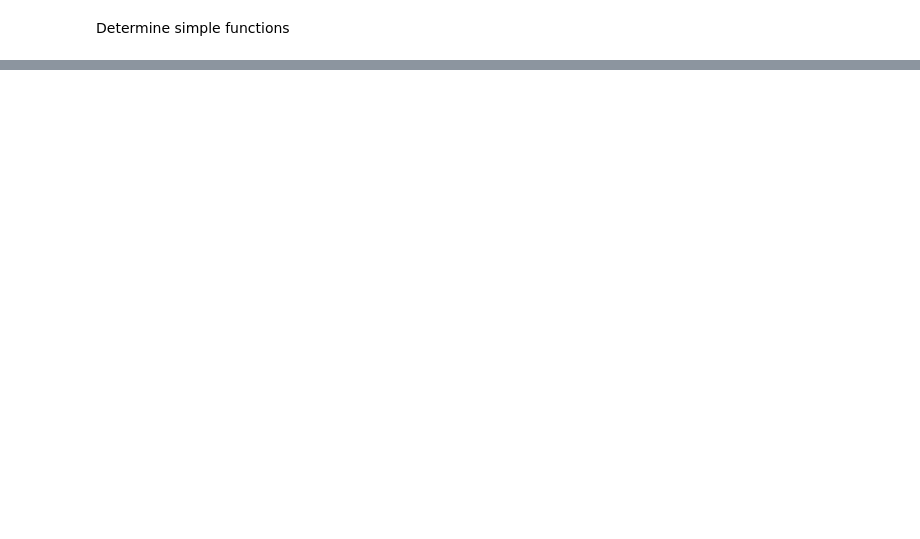
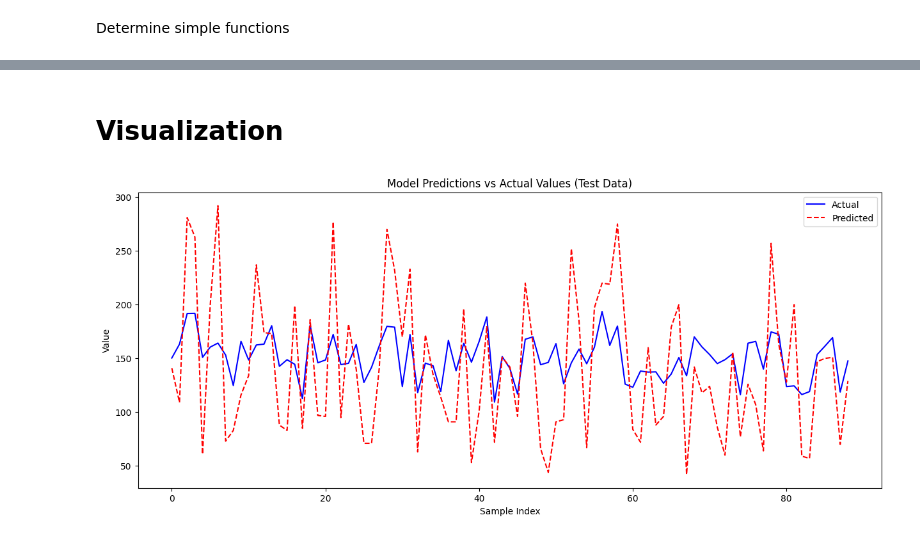
Before and after one commit to Valementajat/ML_Stability_Regularization, a Jupyter notebook: regularizationStability.ipynb, the cells around one changed output, grey strips where cells are left out. Drawn from its saved outputs; the diff is of its cells as text; code cells hidden in the pictures; blank space fills up the shorter version.

```diff
--- a/regularizationStability.ipynb
+++ b/regularizationStability.ipynb
@@ -78,5 +93,5 @@ Add a bias (intercept) to the datapoints so the weights are not being updated th
 def add_bias(X):
     return np.c_[np.ones(X.shape[0]), X]
 
-X_train_b = add_bias(X_train)
-X_test_b = add_bias(X_test)
+X_train = add_bias(X_train)
+X_test = add_bias(X_test)
@@ -158,12 +163,11 @@ def getFeatureBlame( X, y, y_pred):
 # %%
 # L2, ridge
-def ridge(X, y):
-  # Regulation strength or penalty strength
-  alpha = 0
-  learningRate = 0.001
+def ridge(X, y, alpha = 1, learningRate = 0.001):
+
+
   prev_loss = float("inf")
 
-  iterations = 10000
+  iterations = 100000
 
   m, n = X.shape
 
@@ -176,9 +180,10 @@ def ridge(X, y):
 
     loss  = sumError(y_pred, y)
 
-    '''   if loss >= prev_loss:
+    # Drop learning rate if we see no  development
+    if loss >= prev_loss:
       learningRate *= 0.8
-      prev_loss = loss '''
+      prev_loss = loss
 
     gradient = (2 / m) *  getFeatureBlame(X, y ,y_pred) + getRidgeGradient(alpha, w)
     '''   print(gradient) '''
@@ -188,9 +193,3 @@ def ridge(X, y):
 
     ''' print(w ) '''
   return w
-
-ridgeWeights = ridge(X_train_b, y_train)
-
-
-testPredictions = predict(X_test_b, ridgeWeights)
-print(sumError(testPredictions, y_test))
@@ -198,0 +196,6 @@ print(sumError(testPredictions, y_test))
+# %%
+ridgeWeights = ridge(X_train, y_train, 0.01, 0.001)
+
+
+testPredictions = predict(X_test, ridgeWeights)
+print(sumError(testPredictions, y_test))
@@ -222 +230,17 @@ print(ridgeWeights)
+# %% [markdown]
+ # Visualization
+# %%
+num_samples_to_plot = len(X_test)
+indices = np.arange(num_samples_to_plot)
+
+plt.figure(figsize=(15, 6))
+plt.plot(indices, testPredictions[:num_samples_to_plot], 'b-', label='Actual')
+plt.plot(indices, y_test[:num_samples_to_plot], 'r--', label='Predicted')
+plt.title('Model Predictions vs Actual Values (Test Data)')
+plt.xlabel('Sample Index')
+plt.ylabel('Value')
+plt.legend()
+plt.show()
+# %% [output]
+[figure, added]
 # %%
```
Also changed, not shown: parts of 15 cells of this notebook.
